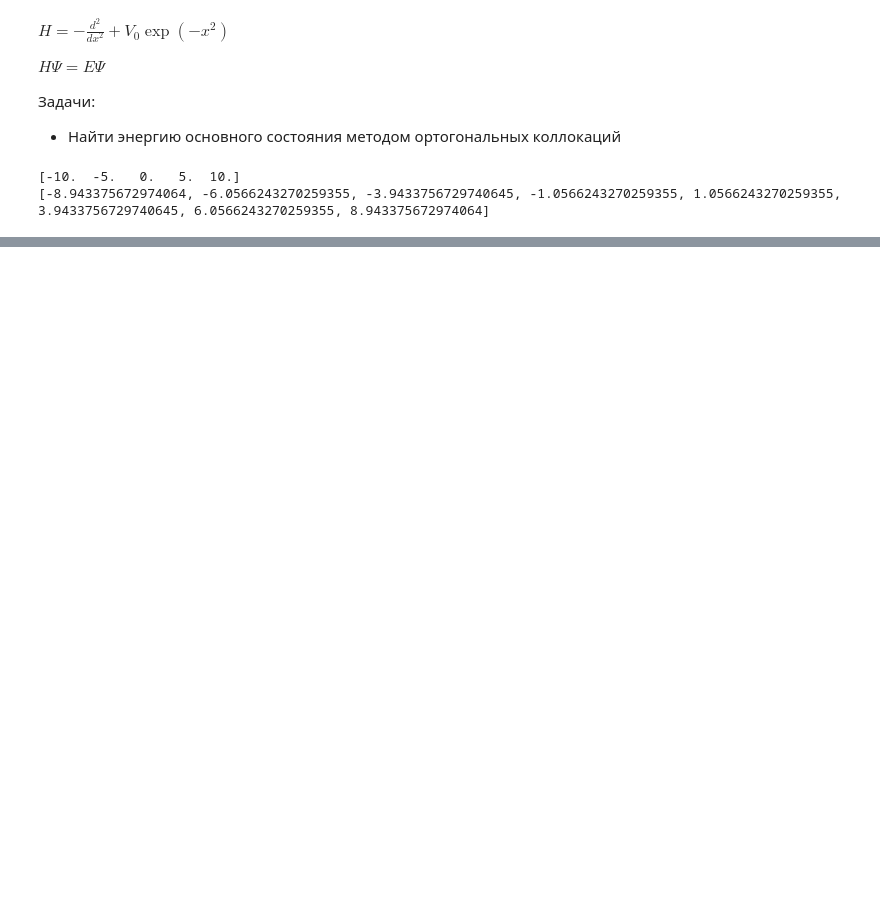
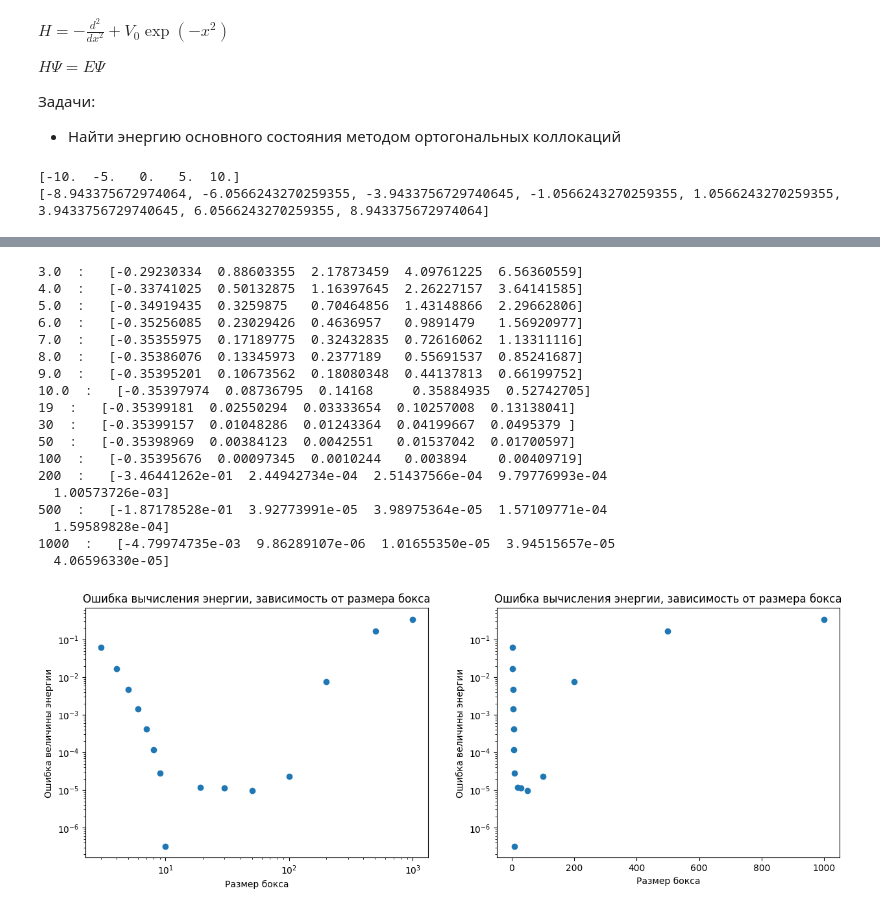
Before and after one commit to NeuTron1943/SpectralTasks, a Jupyter notebook: Task_Collocations/taskC_main.ipynb, the cells around one changed output, grey strips where cells are left out. Cells and saved outputs as stored; diff of their text form; code cells hidden in the pictures; blank space fills up the shorter version.

```diff
--- a/Task_Collocations/taskC_main.ipynb
+++ b/Task_Collocations/taskC_main.ipynb
@@ -90,0 +232,76 @@ $S_3^1 (x) = s_0 + s_1 * x + s_2 * x^2 + s_3 * x^3$
+# %%
+numberOfPoints = 300
+boxBorders = [ 3.0, 4.0, 5.0, 6.0, 7.0, 8.0, 9.0, 10.0, 19, 30, 50, 100, 200, 500, 1000]
+# potentials = [0.5, 1.0, 1.5, 2.0, 3.0, 4.0, 5.0, 6.0, 7.0, 8.0, 9.0, 10.0]
+potential = 1.0
+nStatStates = []
+gsEnergies = []
+errDecreases = []
+
+prevEnergy = 0.0
+for boxBorder in boxBorders:
+    xs = np.linspace(-boxBorder, boxBorder, numberOfPoints)
+    xs_collocations = np.zeros(2 * (numberOfPoints - 1))
+    delta = 2 * boxBorder / (numberOfPoints - 1)
+
+    for idx, value in enumerate(xs[:-1]):
+        xs_collocations[idx*2] = value + delta/2 * (1 - 1/np.sqrt(3))
+        xs_collocations[idx*2 + 1] = value + delta/2 * (1 + 1/np.sqrt(3))
+
+    matr = np.zeros((2*(numberOfPoints - 1), 2*(numberOfPoints - 1)))
+    helper = np.zeros_like(matr)
+
+    for i in range(2*(numberOfPoints - 1)):
+        for j in range(2*(numberOfPoints - 1)):
+            matr[i][j] = -1 * S_basis_derivderiv(i, xs_collocations[j], xs) + getPotentialValue(xs_collocations[j], potential) * S_basis(i, xs_collocations[j], xs)
+            helper[i][j] = S_basis(i, xs_collocations[j], xs)
+
+    eigValues = np.sort(eigvals(a=matr, b=helper))
+    w = eigValues.real
+
+    print(boxBorder, " :  ", w[:5])
+    # statState = (w < 0).sum()
+    nStatStates.append(len(w))
+    if len(w) > 0:
+        gsEnergies.append(w[0])
+    else:
+        gsEnergies.append(0)
+    # errDecreases.append(abs(w[0] - prevEnergy))
+    errDecreases.append(abs(w[0] - (-0.35398006)))
+    prevEnergy = w[0]
+    # plt.plot(xs, getPotentialValue(xs, V_0))
+
+fig, axes = plt.subplots(ncols=2, nrows=1, figsize=(15, 5))
+axes[0].scatter(boxBorders, errDecreases)
+axes[0].set_xlabel("Размер бокса")
+axes[0].set_ylabel("Ошибка величины энергии")
+axes[0].set_xscale('log')
+axes[0].set_yscale('log')
+axes[0].set_title("Ошибка вычисления энергии, зависимость от размера бокса")
+axes[1].scatter(boxBorders, errDecreases)
+axes[1].set_xlabel("Размер бокса")
+axes[1].set_ylabel("Ошибка величины энергии")
+axes[1].set_yscale('log')
+axes[1].set_title("Ошибка вычисления энергии, зависимость от размера бокса")
+plt.savefig(("Error_box_size_coll.png"), dpi=300, bbox_inches='tight')
+plt.show()
+# %% [output]
+3.0  :   [-0.29230334  0.88603355  2.17873459  4.09761225  6.56360559]
+4.0  :   [-0.33741025  0.50132875  1.16397645  2.26227157  3.64141585]
+5.0  :   [-0.34919435  0.3259875   0.70464856  1.43148866  2.29662806]
+6.0  :   [-0.35256085  0.23029426  0.4636957   0.9891479   1.56920977]
+7.0  :   [-0.35355975  0.17189775  0.32432835  0.72616062  1.13311116]
+8.0  :   [-0.35386076  0.13345973  0.2377189   0.55691537  0.85241687]
+9.0  :   [-0.35395201  0.10673562  0.18080348  0.44137813  0.66199752]
+10.0  :   [-0.35397974  0.08736795  0.14168     0.35884935  0.52742705]
+19  :   [-0.35399181  0.02550294  0.03333654  0.10257008  0.13138041]
+30  :   [-0.35399157  0.01048286  0.01243364  0.04199667  0.0495379 ]
+50  :   [-0.35398969  0.00384123  0.0042551   0.01537042  0.01700597]
+100  :   [-0.35395676  0.00097345  0.0010244   0.003894    0.00409719]
+200  :   [-3.46441262e-01  2.44942734e-04  2.51437566e-04  9.79776993e-04
+  1.00573726e-03]
+500  :   [-1.87178528e-01  3.92773991e-05  3.98975364e-05  1.57109771e-04
+  1.59589828e-04]
+1000  :   [-4.79974735e-03  9.86289107e-06  1.01655350e-05  3.94515657e-05
+  4.06596330e-05]
+[figure, added]
```
Also changed, not shown: parts of 6 cells of this notebook, 11 other files.
